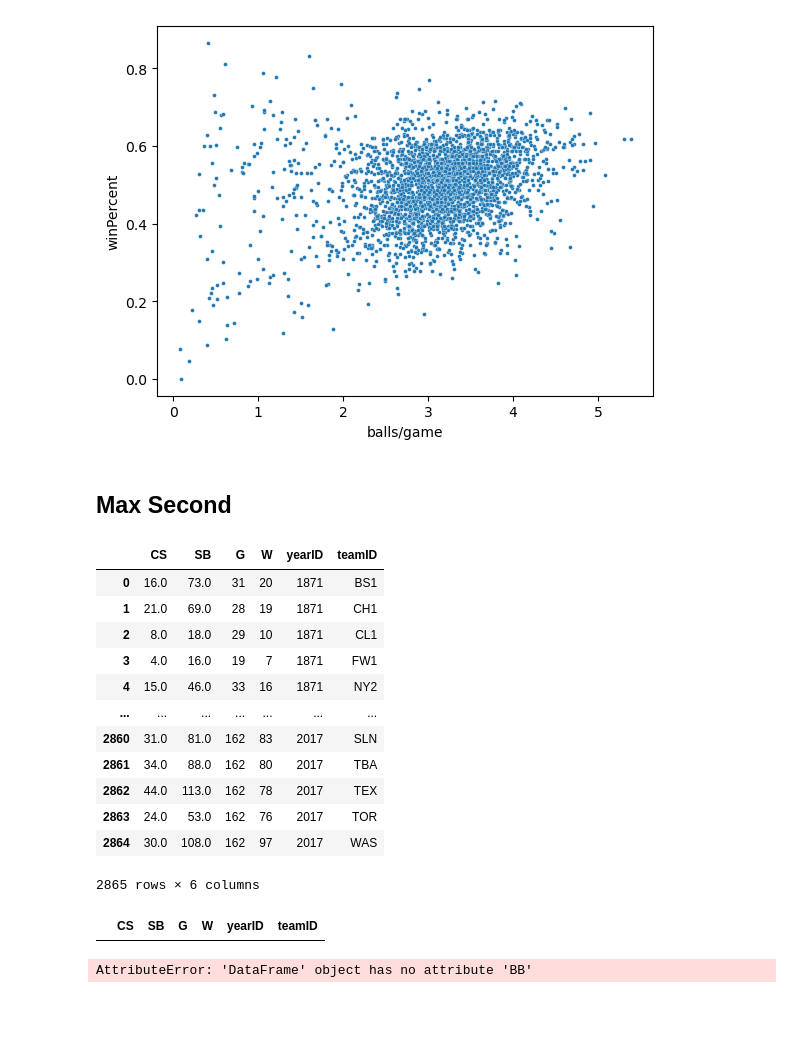
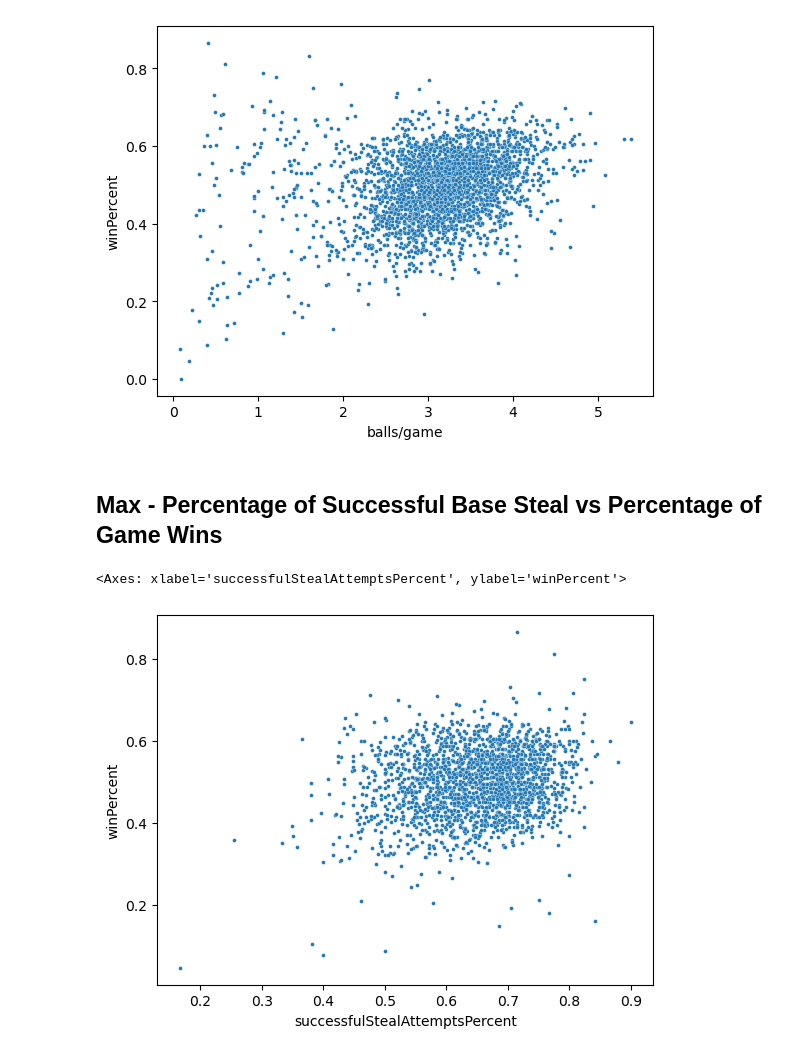
Before and after one commit to Drew-Watson-117/Data_Science_Project_1, a Jupyter notebook: project1.ipynb, the cells around one changed output. Drawn from its saved outputs; the diff is of its cells as text; code cells hidden in the pictures; blank space fills up the shorter version.

```diff
--- a/project1.ipynb
+++ b/project1.ipynb
@@ -37,29 +37,19 @@ sns.scatterplot(x='balls/game', y='winPercent', data=walkteams, s=8)
 # %% [output]
 <Axes: xlabel='balls/game', ylabel='winPercent'>
 [figure]
-# %% [markdown]
-## Max Second
+# %% [markdown]
+## Max - Percentage of Successful Base Steal vs Percentage of Game Wins
 # %%
 teams = pd.read_csv('./data/core/Teams.csv')
 teams.columns
 
 stealTeams = teams[['CS', 'SB', 'G', 'W', 'yearID', 'teamID']]
-stealTeams = walkteams.dropna()
-stealTeams['stealAttempts'] = walkteams.SB + walkteams.CS
-stealTeams['successfulStealAttemptsPercent'] = walkteams.SB/walkteams.stealAttempts
+stealTeams = stealTeams.dropna()
+stealTeams['stealAttempts'] = stealTeams.SB + stealTeams.CS
+stealTeams['successfulStealAttemptsPercent'] = stealTeams.SB/stealTeams.stealAttempts
+stealTeams['winPercent'] = stealTeams.W/stealTeams.G
-# %% [output]
-|  | CS | SB | G | W | yearID | teamID |
-| 0 | 16.0 | 73.0 | 31 | 20 | 1871 | BS1 |
-| 1 | 21.0 | 69.0 | 28 | 19 | 1871 | CH1 |
-| 2 | 8.0 | 18.0 | 29 | 10 | 1871 | CL1 |
-| 3 | 4.0 | 16.0 | 19 | 7 | 1871 | FW1 |
-| 4 | 15.0 | 46.0 | 33 | 16 | 1871 | NY2 |
-| ... | ... | ... | ... | ... | ... | ... |
-| 2860 | 31.0 | 81.0 | 162 | 83 | 2017 | SLN |
-| 2861 | 34.0 | 88.0 | 162 | 80 | 2017 | TBA |
-| 2862 | 44.0 | 113.0 | 162 | 78 | 2017 | TEX |
-| 2863 | 24.0 | 53.0 | 162 | 76 | 2017 | TOR |
-| 2864 | 30.0 | 108.0 | 162 | 97 | 2017 | WAS |
-2865 rows × 6 columns
-|  | CS | SB | G | W | yearID | teamID |
-AttributeError: 'DataFrame' object has no attribute 'BB'
+# %%
+sns.scatterplot(x='successfulStealAttemptsPercent', y='winPercent', data=stealTeams, s=8)
+# %% [output]
+<Axes: xlabel='successfulStealAttemptsPercent', ylabel='winPercent'>
+[figure, added]
```
